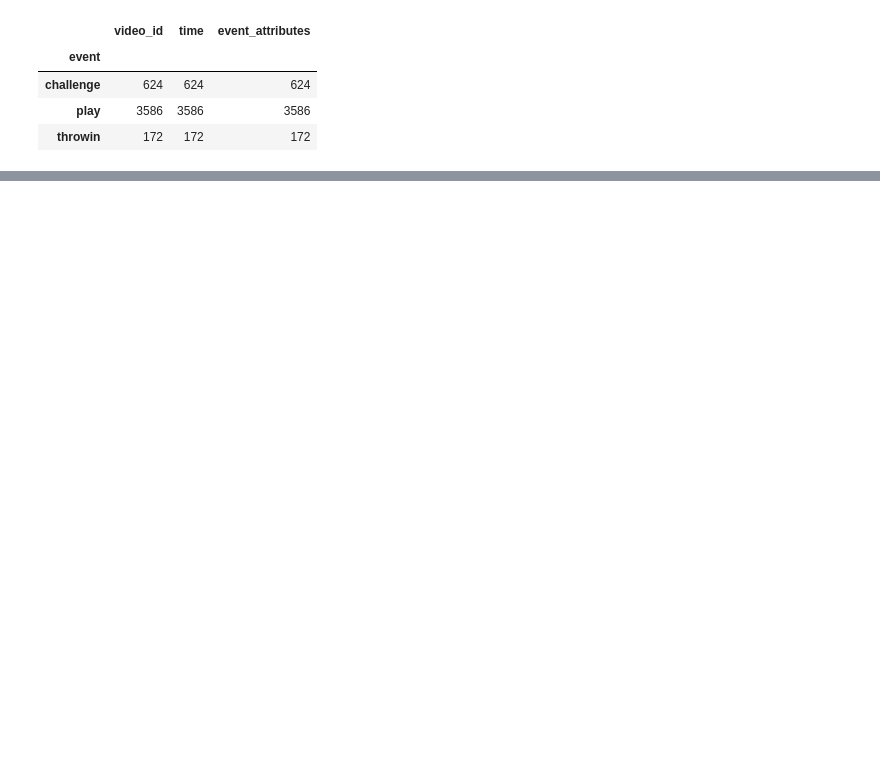
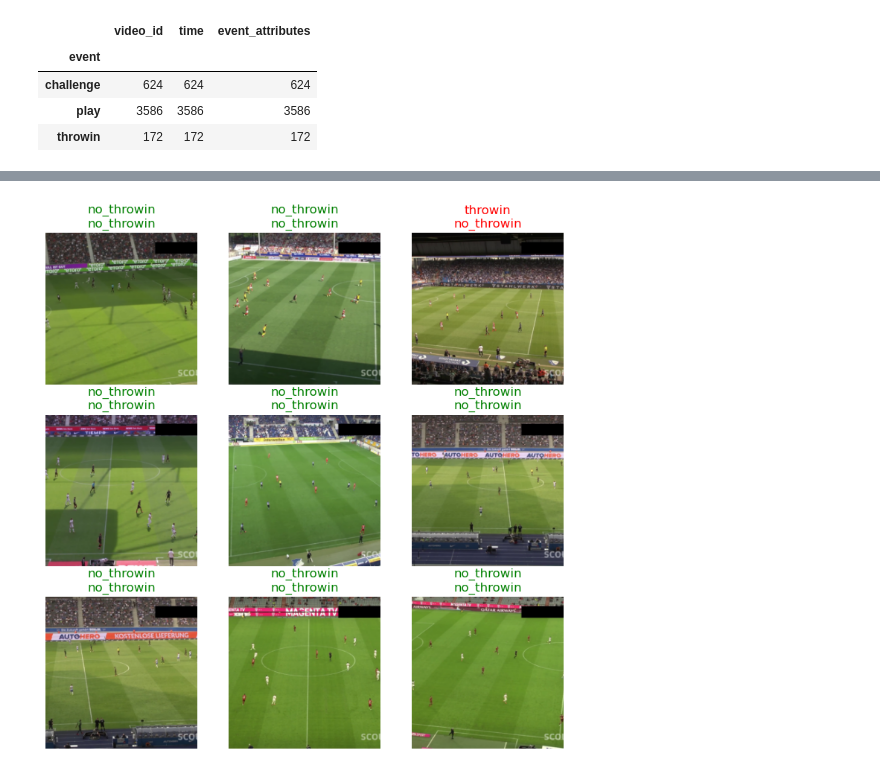
Before and after one commit to amalhot5/bundesliga, a Jupyter notebook: event_classifier.ipynb, the cells around one changed output, grey strips where cells are left out. Drawn from its saved outputs; the diff is of its cells as text; code cells hidden in the pictures; blank space fills up the shorter version.

```diff
--- a/event_classifier.ipynb
+++ b/event_classifier.ipynb
@@ -35,0 +202,3 @@ Since the training data is so skewed, my theory is that there should be three di
+# %%
+learn.show_results()
+# %% [output]
@@ -35,0 +206 @@ Since the training data is so skewed, my theory is that there should be three di
+[figure, added]
```
Also changed, not shown: parts of 28 cells of this notebook, 6 other files.
